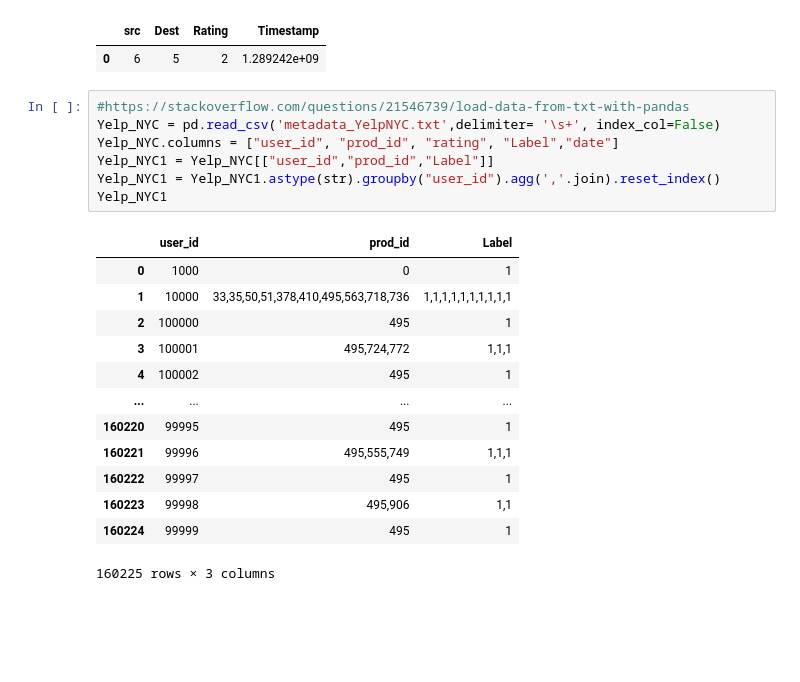
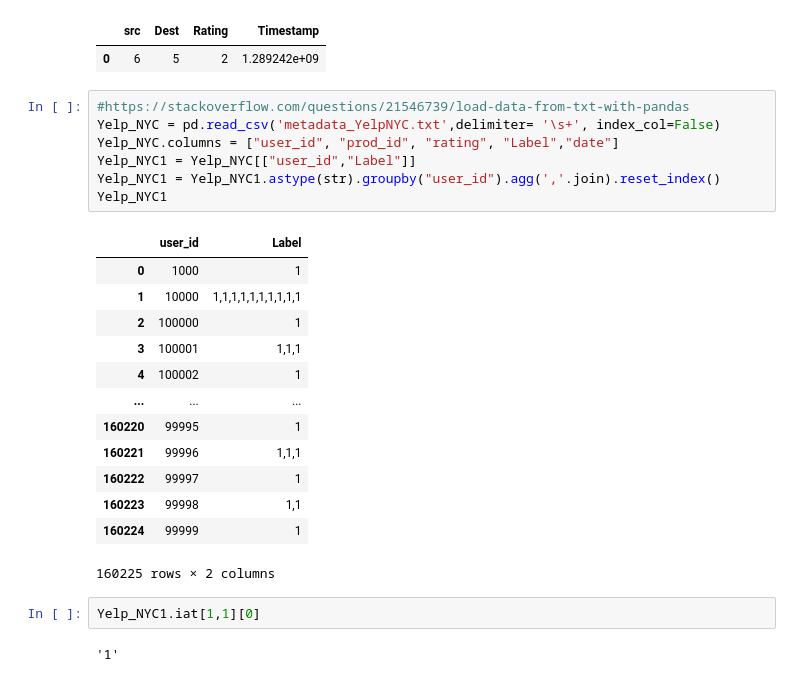
Before and after one commit to hellokayas/Sockfarm-Project, a Jupyter notebook: src/Rev2Data&Yelp.ipynb, the cells around one changed output. Saved outputs shown, nothing was run; the diff lists cells and outputs as text; blank space fills up the shorter version.

```diff
--- a/src/Rev2Data&Yelp.ipynb
+++ b/src/Rev2Data&Yelp.ipynb
@@ -151,21 +151,25 @@ otc_network_gt[otc_network_gt["Timestamp"]==otc_network_gt["Timestamp"].min()]
 # %%
 #https://stackoverflow.com/questions/21546739/load-data-from-txt-with-pandas
 Yelp_NYC = pd.read_csv('metadata_YelpNYC.txt',delimiter= '\s+', index_col=False)
 Yelp_NYC.columns = ["user_id", "prod_id", "rating", "Label","date"]
-Yelp_NYC1 = Yelp_NYC[["user_id","prod_id","Label"]]
+Yelp_NYC1 = Yelp_NYC[["user_id","Label"]]
 Yelp_NYC1 = Yelp_NYC1.astype(str).groupby("user_id").agg(','.join).reset_index()
 Yelp_NYC1
 # %% [output]
-|  | user_id | prod_id | Label |
-| 0 | 1000 | 0 | 1 |
-| 1 | 10000 | 33,35,50,51,378,410,495,563,718,736 | 1,1,1,1,1,1,1,1,1,1 |
-| 2 | 100000 | 495 | 1 |
-| 3 | 100001 | 495,724,772 | 1,1,1 |
-| 4 | 100002 | 495 | 1 |
-| ... | ... | ... | ... |
-| 160220 | 99995 | 495 | 1 |
-| 160221 | 99996 | 495,555,749 | 1,1,1 |
-| 160222 | 99997 | 495 | 1 |
-| 160223 | 99998 | 495,906 | 1,1 |
-| 160224 | 99999 | 495 | 1 |
+|  | user_id | Label |
+| 0 | 1000 | 1 |
+| 1 | 10000 | 1,1,1,1,1,1,1,1,1,1 |
+| 2 | 100000 | 1 |
+| 3 | 100001 | 1,1,1 |
+| 4 | 100002 | 1 |
+| ... | ... | ... |
+| 160220 | 99995 | 1 |
+| 160221 | 99996 | 1,1,1 |
+| 160222 | 99997 | 1 |
+| 160223 | 99998 | 1,1 |
+| 160224 | 99999 | 1 |
-160225 rows × 3 columns
+160225 rows × 2 columns
+# %%
+Yelp_NYC1.iat[1,1][0]
+# %% [output]
+'1'
```
Also changed, not shown: parts of 6 cells of this notebook.
